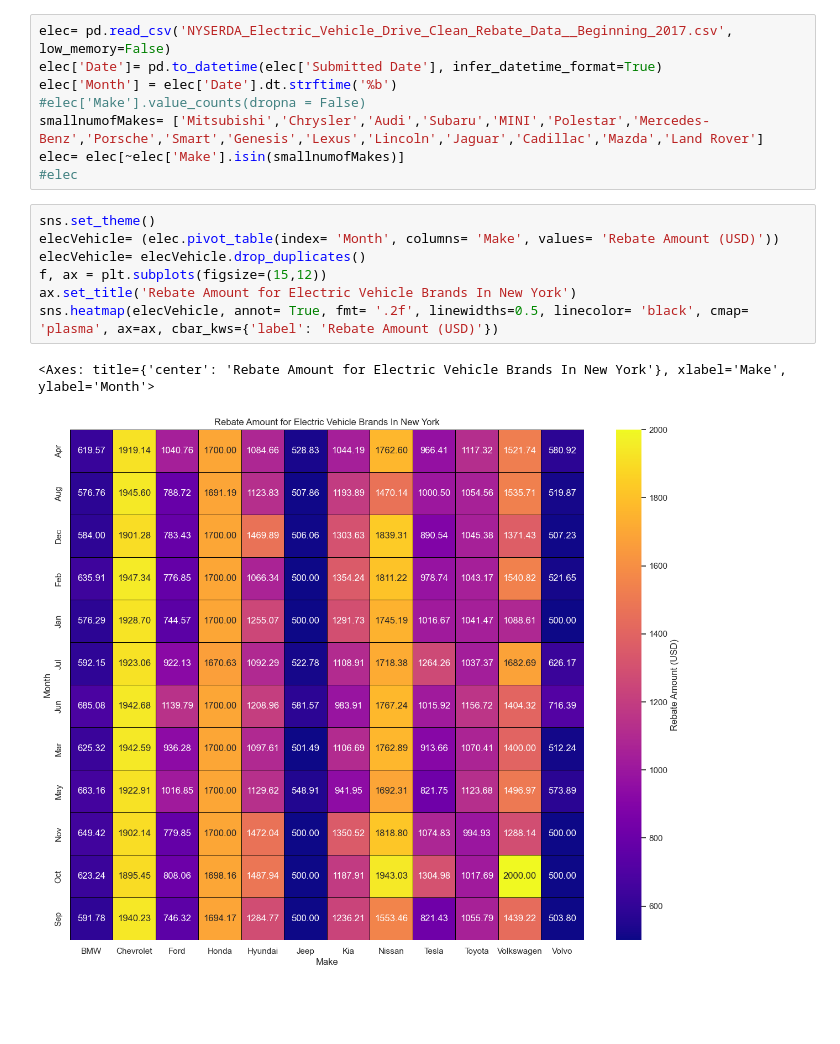
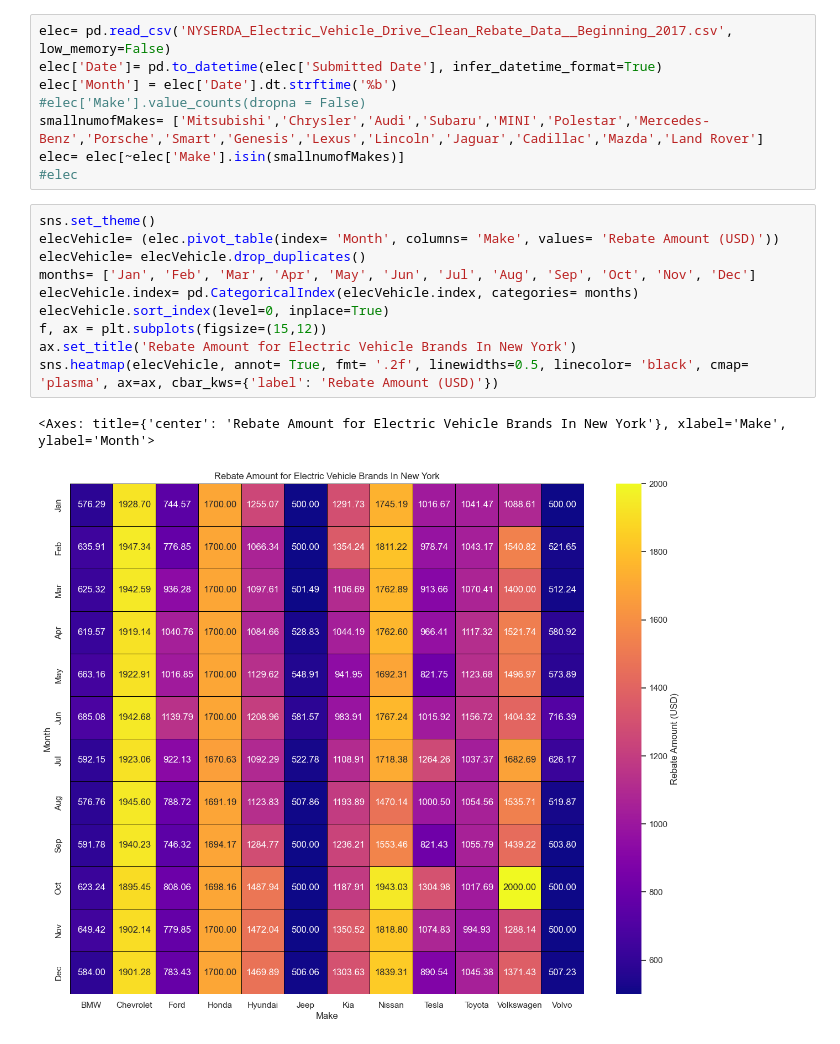
Before and after one commit to IE-555/homework4-brimw36, a Jupyter notebook: bmw36_hw4.ipynb, the cells around one changed output. Drawn from its saved outputs; the diff is of its cells as text; blank space fills up the shorter version.

```diff
--- a/bmw36_hw4.ipynb
+++ b/bmw36_hw4.ipynb
@@ -141,13 +130,16 @@ elec= elec[~elec['Make'].isin(smallnumofMakes)]
 # %%
 sns.set_theme()
 elecVehicle= (elec.pivot_table(index= 'Month', columns= 'Make', values= 'Rebate Amount (USD)'))
 elecVehicle= elecVehicle.drop_duplicates()
+months= ['Jan', 'Feb', 'Mar', 'Apr', 'May', 'Jun', 'Jul', 'Aug', 'Sep', 'Oct', 'Nov', 'Dec']
+elecVehicle.index= pd.CategoricalIndex(elecVehicle.index, categories= months)
+elecVehicle.sort_index(level=0, inplace=True)
 f, ax = plt.subplots(figsize=(15,12))
 ax.set_title('Rebate Amount for Electric Vehicle Brands In New York')
 sns.heatmap(elecVehicle, annot= True, fmt= '.2f', linewidths=0.5, linecolor= 'black', cmap= 'plasma', ax=ax, cbar_kws={'label': 'Rebate Amount (USD)'})
 # %% [output]
 <Axes: title={'center': 'Rebate Amount for Electric Vehicle Brands In New York'}, xlabel='Make', ylabel='Month'>
-[figure, old version]
+[figure, new version]
 # %% [markdown]
 Key Elements of the Code Above:
 1. When reading the csv file, I got a DtypeWarning which stated "Columns (5) have mixed types" (Column 5 being "County" in this instance). Therefore, as per the recommendation, I set low_Memory to False.
```
Also changed, not shown: parts of 2 cells of this notebook.
